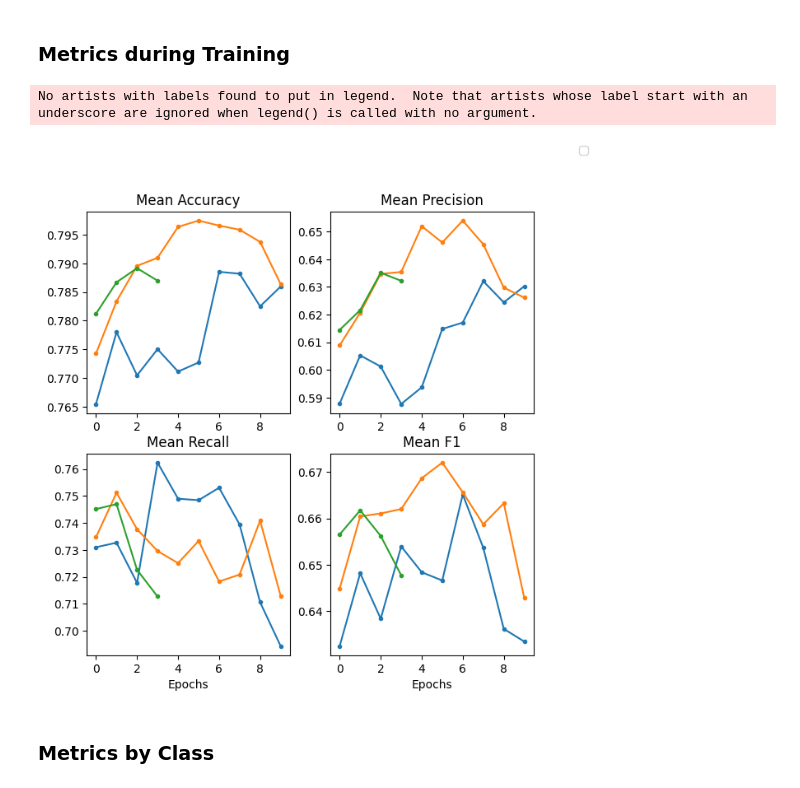
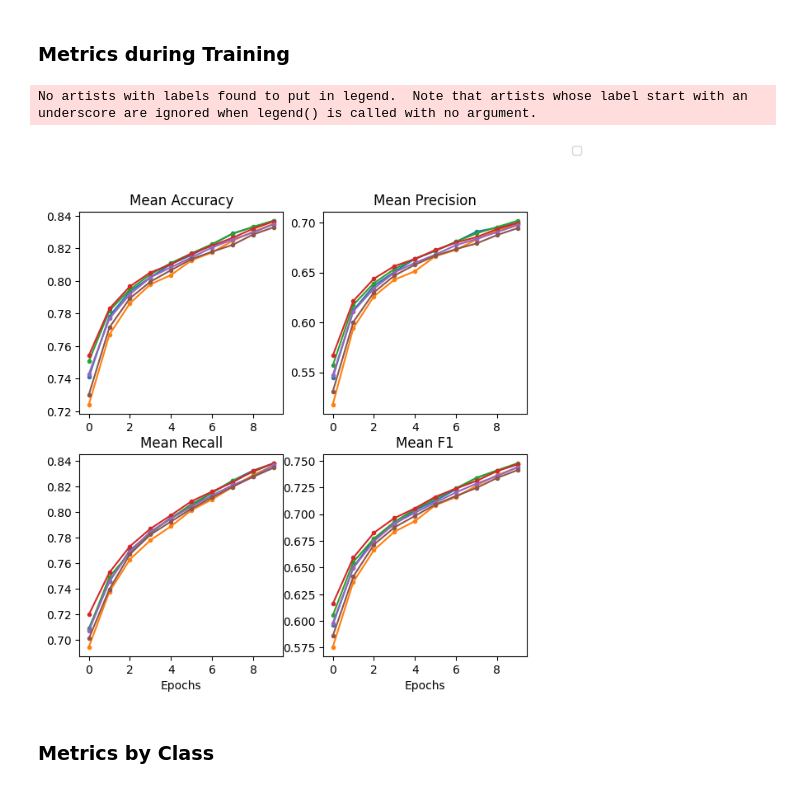
Before and after one commit to JuanGonzalezU/CheXBias, a Jupyter notebook: notebooks/analysis.ipynb, the cells around one changed output. Saved outputs shown, nothing was run; the diff lists cells and outputs as text; code cells hidden in the pictures.

```diff
--- a/notebooks/analysis.ipynb
+++ b/notebooks/analysis.ipynb
@@ -62,35 +62,35 @@ for group in ['sex']:
     models.sort()
 
     # Labels
     labels_age = ['$\mu$ = 10', '$\mu$ = 30', '$\mu$ = 50', '$\mu$ = 70', '$\mu$ = 90']
     labels_sex = ['R = 0','R = 0.2','R = 0.4','R = 0.6','R = 0.8','R = 1']
 
     if group == 'age':
         labels = labels_age
     else:
         labels = labels_sex
 
     fig,ax  = plt.subplots(2,2,figsize = (7,7))
     order = [[0,0],[0,1],[1,0],[1,1]]
     for i,metric in enumerate(['mean_accuracy','mean_precision','mean_recall','mean_f1']):
         metric_pretty_name = ['Mean Accuracy','Mean Precision','Mean Recall','Mean F1']
         # Iterate over each model
         for model in models:
             try:
-                results_test = os.path.join(path_age, model, 'results_test_data.csv')
+                results_test = os.path.join(path_age, model, 'results_train_data.csv')
                 df = pd.read_csv(results_test)
                 ax[order[i][0],order[i][1]].plot(df[metric], '-o',markersize=3)
             except:
                 continue
 
         if order[i][0] == 1:
             ax[order[i][0],order[i][1]].set_xlabel('Epochs')
         ax[order[i][0],order[i][1]].set_title(metric_pretty_name[i])
 
     fig.legend()
 # %% [output]
 No artists with labels found to put in legend.  Note that artists whose label start with an underscore are ignored when legend() is called with no argument.
-[figure, old version]
+[figure, new version]
 # %% [markdown]
 ### Metrics by Class
 # %%
```
Also changed, not shown: parts of 3 cells of this notebook.
